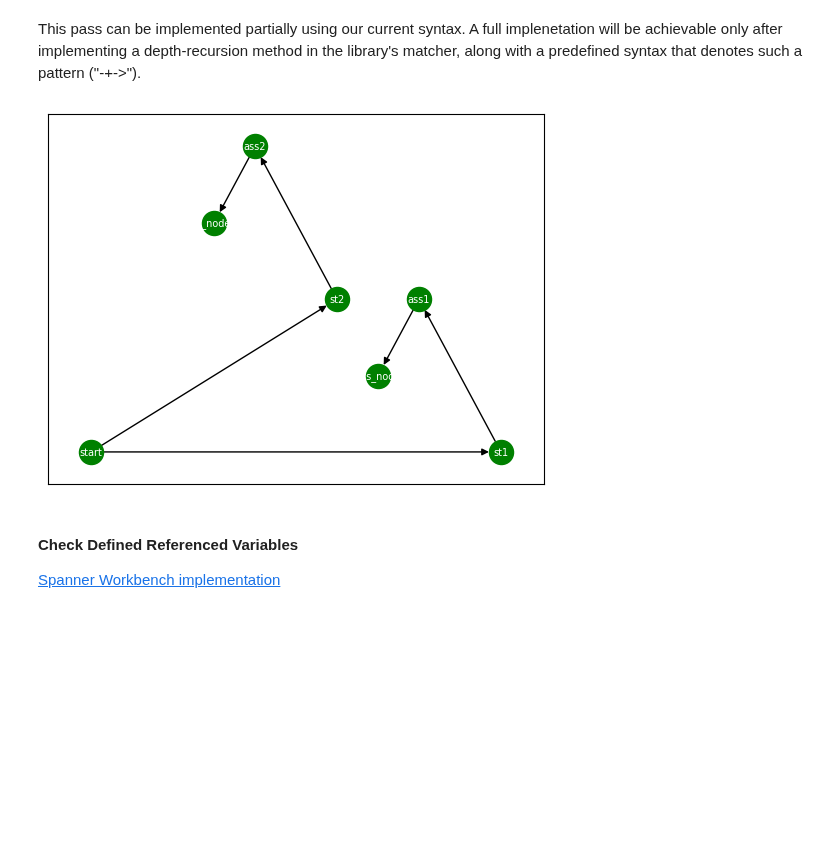
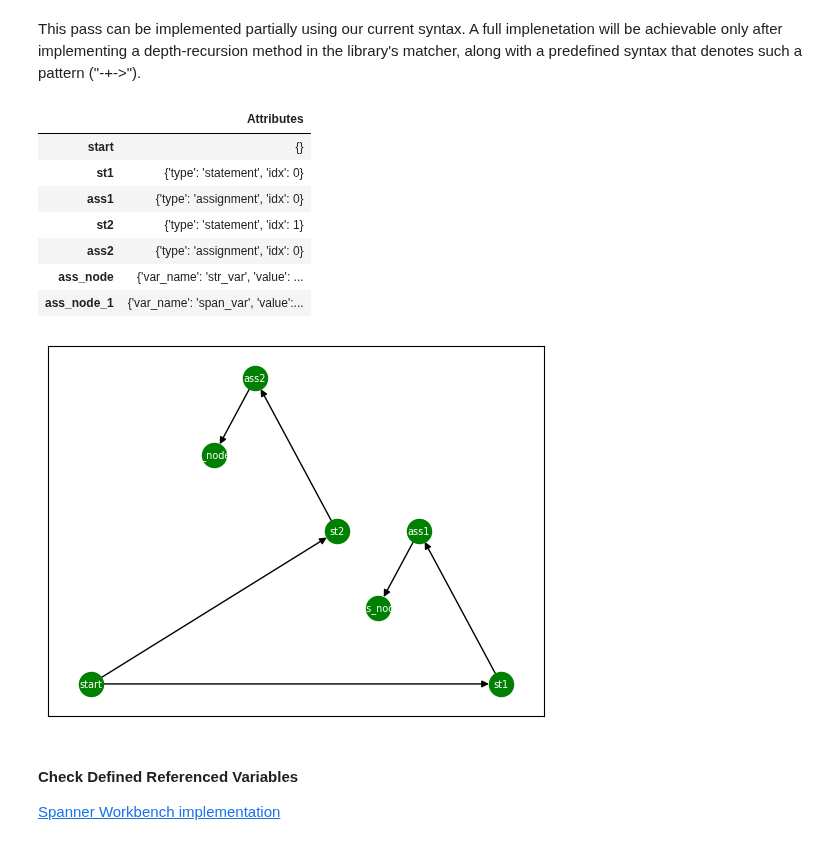
Before and after one commit to DeanLight/graph_rewrite, a Jupyter notebook: nbs/06_transform.ipynb, the cells around one changed output. Drawn from its saved outputs; the diff is of its cells as text; code cells hidden in the pictures; blank space fills up the shorter version.

```diff
--- a/nbs/06_transform.ipynb
+++ b/nbs/06_transform.ipynb
@@ -991,14 +1086,17 @@ def _convert_statements_to_structured_nodes(ast, is_log=False):
     note that after using this pass, non statement nodes will no longer appear in the tree, so passes that
     should work on said nodes need to be used before this pass in the passes pipeline (e.g. FixString).
     """
-    _ex_rewrite(ast, lhs="""ass[type="assignment"]->var_name_node[idx=0]; ass->value_node[idx=1];
-                var_name_node->var_name[val]; value_node[type]->value[val]""",
+    _ex_rewrite(ast, lhs="""ass[type="assignment"]->var_name_node[idx=0];
+                            ass->value_node[idx=1];
+                            var_name_node->var_name[val]; value_node[type]->value[val]""",
                 p='ass[type]', rhs='ass[type]->ass_node[var_name={{var_name}}, value={{value}}, value_type={{value_type}}]',
                 render_rhs={'var_name': lambda m: m['var_name']['val'], 'value': lambda m: m['value']['val'],
                                 'value_type': lambda m: m['value_node']['type']}, is_log=is_log)
 
-    _ex_rewrite(ast, lhs="""rass[type="read_assignment"]->var_name_node[idx=0]; rass->read_arg_node[idx=1];
-                var_name_node->var_name[val]; read_arg_node[type]->read_arg[val]""",
+    _ex_rewrite(ast, lhs="""rass[type="read_assignment"]->var_name_node[idx=0];
+                            rass->read_arg_node[idx=1];
+                            var_name_node->var_name[val];
+                            read_arg_node[type]->read_arg[val]""",
                 p='rass[type]', rhs='rass[type]->rass_node[var_name={{var_name}}, read_arg={{read_arg}}, read_arg_type={{read_arg_type}}]',
                 render_rhs={'var_name': lambda m: m['var_name']['val'], 'read_arg': lambda m: m['read_arg']['val'],
                                 'read_arg_type': lambda m: m['read_arg_node']['type']}, is_log=is_log)
@@ -1009,29 +1107,37 @@ def _convert_statements_to_structured_nodes(ast, is_log=False):
 # %%
 # Replace each statement subtree with a single descriptive node
 _convert_statements_to_structured_nodes(test_g)
 assert 'varname1' not in test_g.nodes()
 assert 'lowercase_name1' not in test_g.nodes()
 assert 'string1' not in test_g.nodes()
 assert 'stringnode1' not in test_g.nodes()
 assert 'varname2' not in test_g.nodes()
 assert 'lowercase_name2' not in test_g.nodes()
 assert 'span1' not in test_g.nodes()
 assert 'span_child' not in test_g.nodes()
 
 ass1_neighbors = [n for n in test_g.neighbors('ass1')]
 assert len(ass1_neighbors) == 1
 ass1_node = ass1_neighbors[0]
 assert ('ass1', ass1_node) in test_g.edges()
 assert test_g.nodes[ass1_node] == {'var_name': 'str_var', 'value': 'hello world', 'value_type': 'string'}
 
 ass2_neighbors = [n for n in test_g.neighbors('ass2')]
 assert len(ass2_neighbors) == 1
 ass2_node = ass2_neighbors[0]
 assert ('ass2', ass2_node) in test_g.edges()
 assert test_g.nodes[ass2_node] == {'var_name': 'span_var', 'value': (2, 5), 'value_type': 'span'}
 
-_plot_graph(test_g)
+_plot_graph(test_g, node_attrs=True)
 # %% [output]
+|  | Attributes |
+| start | {} |
+| st1 | {'type': 'statement', 'idx': 0} |
+| ass1 | {'type': 'assignment', 'idx': 0} |
+| st2 | {'type': 'statement', 'idx': 1} |
+| ass2 | {'type': 'assignment', 'idx': 0} |
+| ass_node | {'var_name': 'str_var', 'value': ... |
+| ass_node_1 | {'var_name': 'span_var', 'value':... |
 [figure]
 # %% [markdown]
 #### Check Defined Referenced Variables
```
Also changed, not shown: parts of 16 cells of this notebook, 5 other files.
